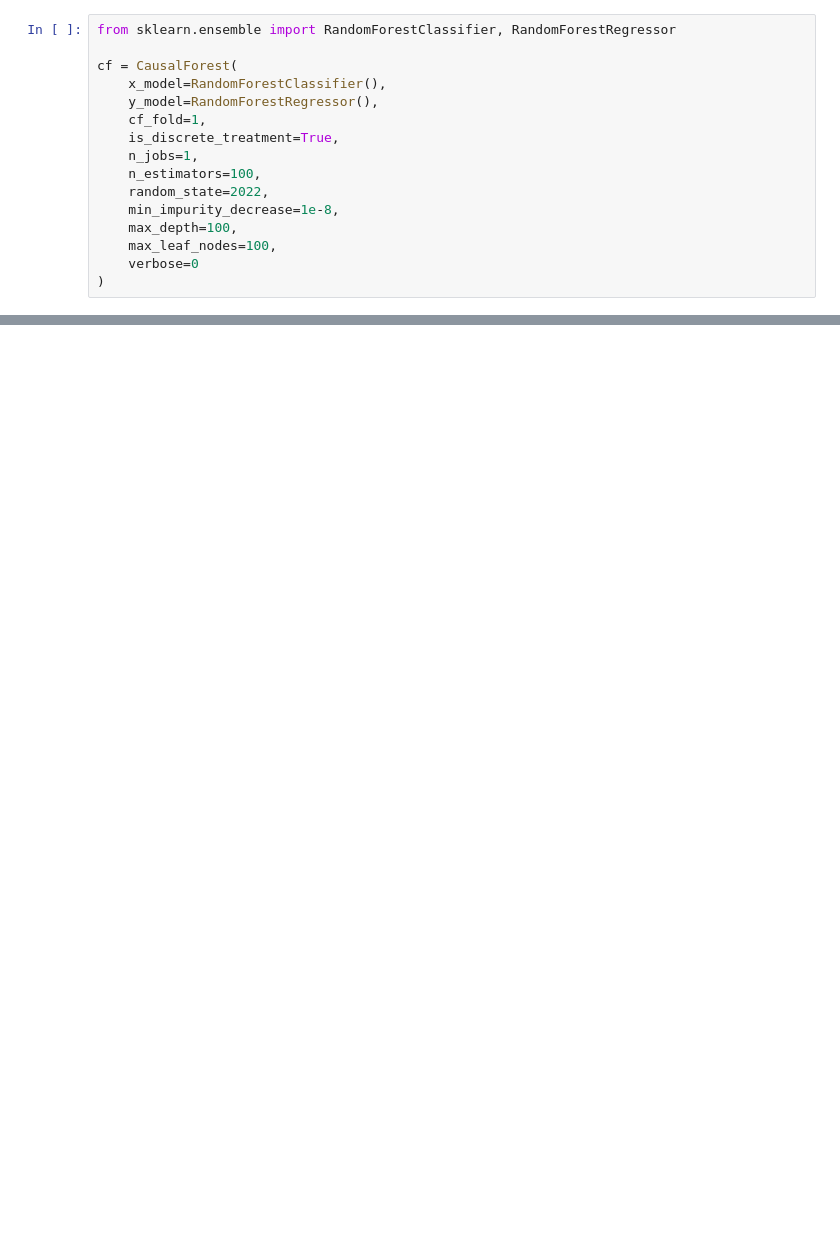
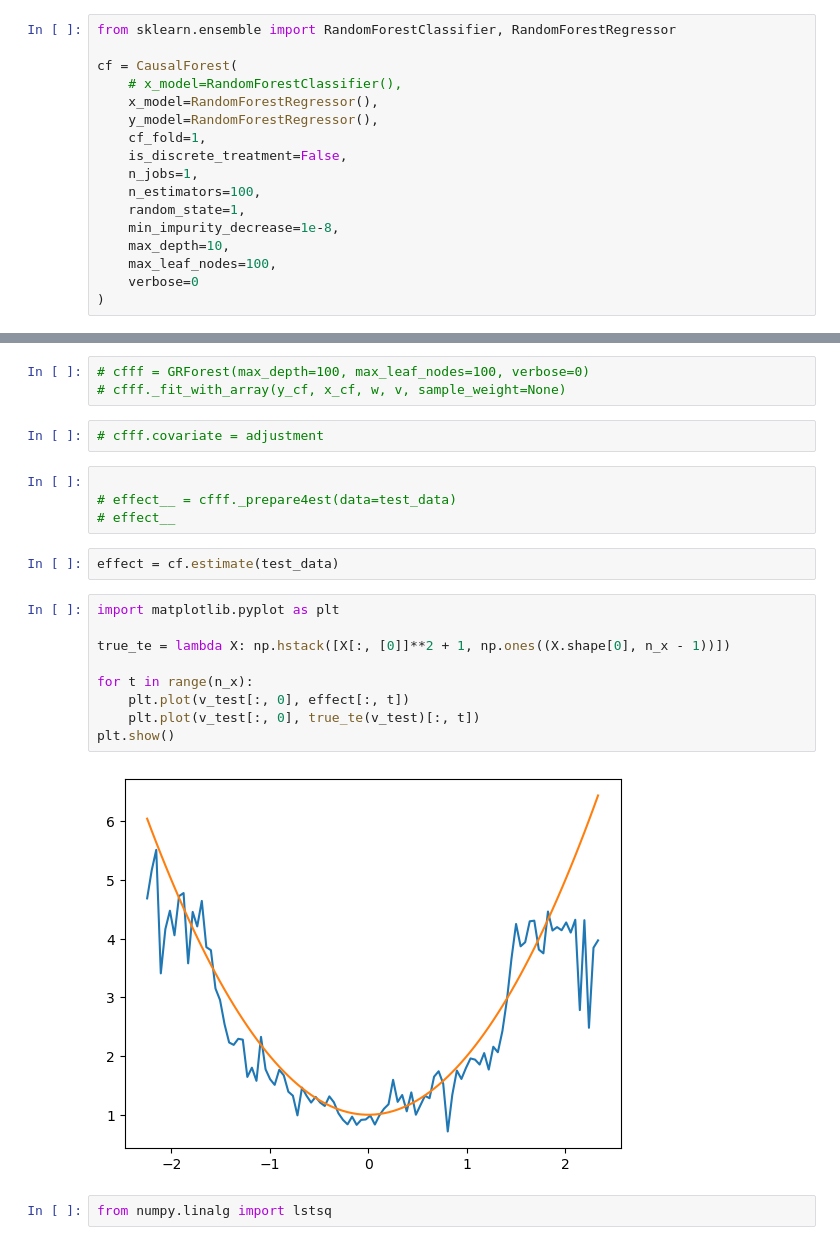
Before and after one commit to DataCanvasIO/YLearn, a Jupyter notebook: example_usages/test_causal_forest.ipynb, the cells around one changed output, grey strips where cells are left out. Saved outputs shown, nothing was run; the diff lists cells and outputs as text; blank space fills up the shorter version.

Commit message:
add estimate of causal forest, however  it seems that there are some issues when the treatment is discrete, i.e., under one-hot transformer

```diff
--- a/example_usages/test_causal_forest.ipynb
+++ b/example_usages/test_causal_forest.ipynb
@@ -38,15 +39,16 @@ oh = OneHotEncoder()
 from sklearn.ensemble import RandomForestClassifier, RandomForestRegressor
 
 cf = CausalForest(
-    x_model=RandomForestClassifier(),
+    # x_model=RandomForestClassifier(),
+    x_model=RandomForestRegressor(),
     y_model=RandomForestRegressor(),
     cf_fold=1,
-    is_discrete_treatment=True,
+    is_discrete_treatment=False,
     n_jobs=1,
     n_estimators=100,
-    random_state=2022,
+    random_state=1,
     min_impurity_decrease=1e-8,
-    max_depth=100,
+    max_depth=10,
     max_leaf_nodes=100,
     verbose=0
 )
@@ -58,0 +66,24 @@ CausalForest(x_model=RandomForestClassifier(), y_model=RandomForestRegressor(),
+# %%
+# cfff = GRForest(max_depth=100, max_leaf_nodes=100, verbose=0)
+# cfff._fit_with_array(y_cf, x_cf, w, v, sample_weight=None)
+# %%
+# cfff.covariate = adjustment
+# %%
+
+# effect__ = cfff._prepare4est(data=test_data)
+# effect__
+# %%
+effect = cf.estimate(test_data)
+# %%
+import matplotlib.pyplot as plt
+
+true_te = lambda X: np.hstack([X[:, [0]]**2 + 1, np.ones((X.shape[0], n_x - 1))])
+
+for t in range(n_x):
+    plt.plot(v_test[:, 0], effect[:, t])
+    plt.plot(v_test[:, 0], true_te(v_test)[:, t])
+plt.show()
+# %% [output]
+[figure, added]
+# %%
+from numpy.linalg import lstsq
```
Also changed, not shown: parts of 3 cells of this notebook, 2 other files.
